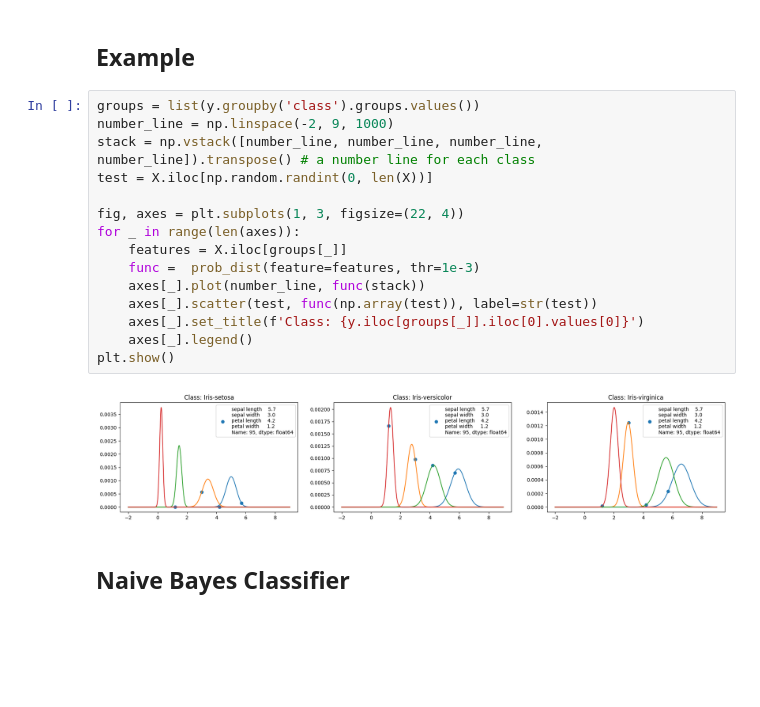
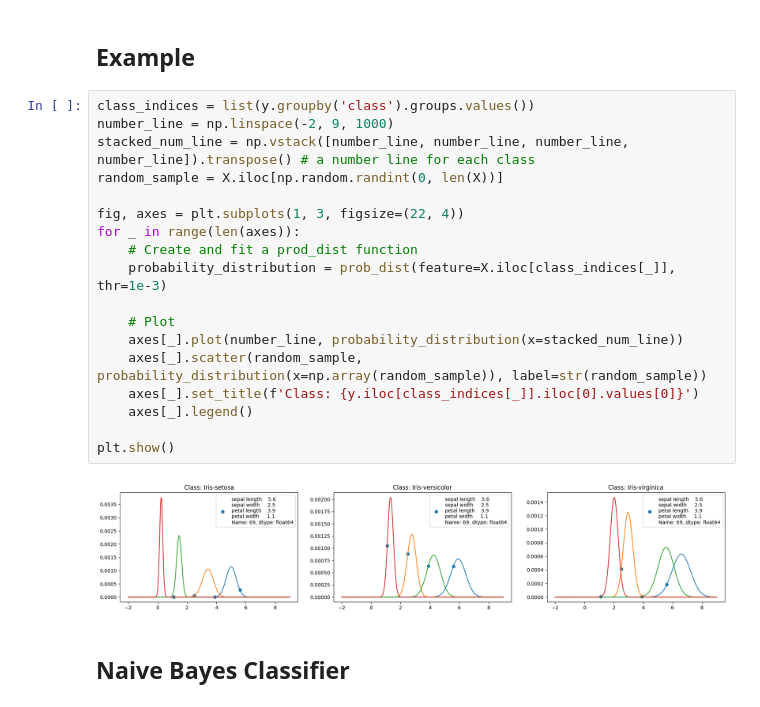
Before and after one commit to devabz/IKT215-G-BayesDecisionTheory, a Jupyter notebook: code/main.ipynb, the cells around one changed output. Drawn from its saved outputs; the diff is of its cells as text; blank space fills up the shorter version.

```diff
--- a/code/main.ipynb
+++ b/code/main.ipynb
@@ -40,22 +40,25 @@ def prob_dist(feature, thr=1e-3):
 # %% [markdown]
 ## Example
 # %%
-groups = list(y.groupby('class').groups.values())
+class_indices = list(y.groupby('class').groups.values())
 number_line = np.linspace(-2, 9, 1000)
-stack = np.vstack([number_line, number_line, number_line, number_line]).transpose() # a number line for each class
-test = X.iloc[np.random.randint(0, len(X))]
+stacked_num_line = np.vstack([number_line, number_line, number_line, number_line]).transpose() # a number line for each class
+random_sample = X.iloc[np.random.randint(0, len(X))]
 
 fig, axes = plt.subplots(1, 3, figsize=(22, 4))
 for _ in range(len(axes)):
-    features = X.iloc[groups[_]]
-    func =  prob_dist(feature=features, thr=1e-3)
-    axes[_].plot(number_line, func(stack))
-    axes[_].scatter(test, func(np.array(test)), label=str(test))
-    axes[_].set_title(f'Class: {y.iloc[groups[_]].iloc[0].values[0]}')
+    # Create and fit a prod_dist function
+    probability_distribution = prob_dist(feature=X.iloc[class_indices[_]], thr=1e-3)
+
+    # Plot
+    axes[_].plot(number_line, probability_distribution(x=stacked_num_line))
+    axes[_].scatter(random_sample, probability_distribution(x=np.array(random_sample)), label=str(random_sample))
+    axes[_].set_title(f'Class: {y.iloc[class_indices[_]].iloc[0].values[0]}')
     axes[_].legend()
+
 plt.show()
 # %% [output]
-[figure, old version]
+[figure, new version]
 # %% [markdown]
 ## Naive Bayes Classifier
 # %%
```
Also changed, not shown: parts of 1 cell of this notebook.
